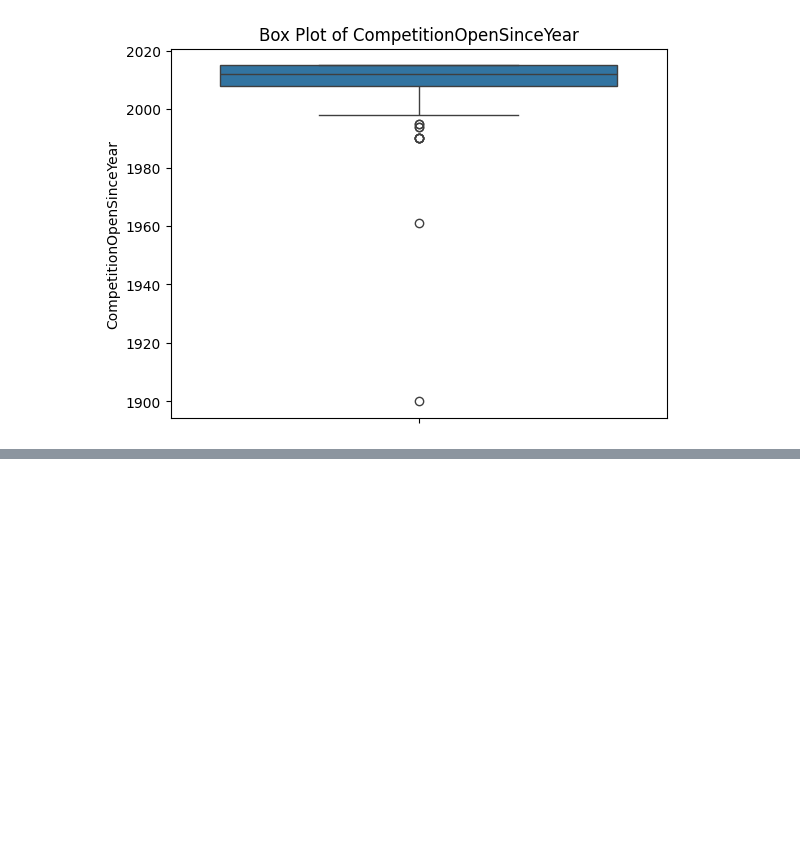
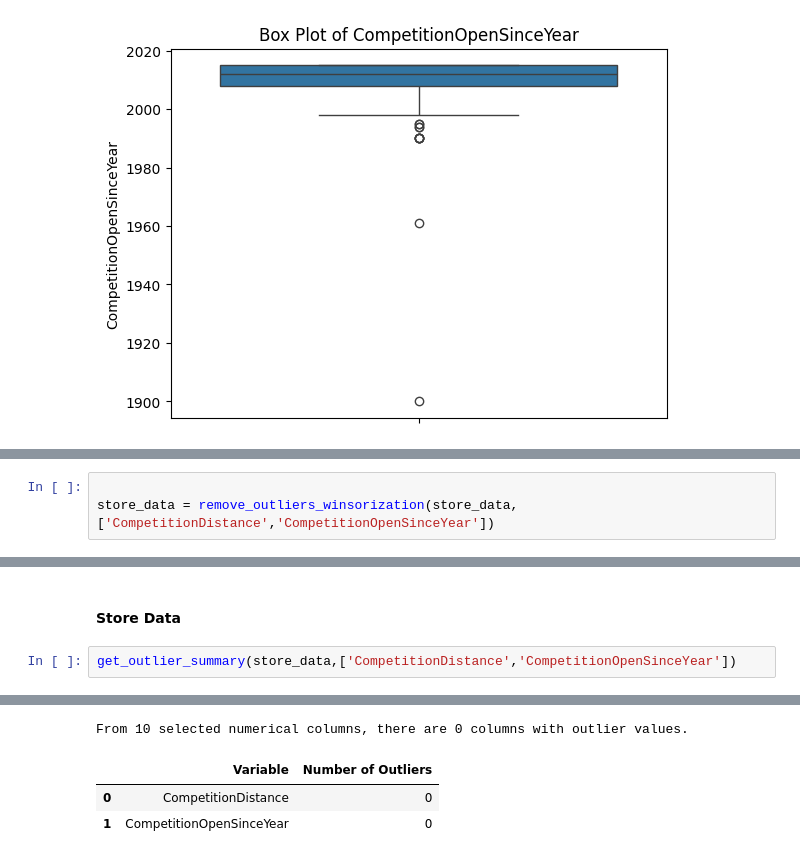
Before and after one commit to hanaDemma/Pharmaceuticals-finance-data-Analysis-week-4, a Jupyter notebook: notebooks/exploratory_analysis.ipynb, the cells around one changed output, grey strips where cells are left out. Saved outputs shown, nothing was run; the diff lists cells and outputs as text; blank space fills up the shorter version.

```diff
--- a/notebooks/exploratory_analysis.ipynb
+++ b/notebooks/exploratory_analysis.ipynb
@@ -313,0 +328,3 @@ boxPlotForDetectOutliers(store_data,['CompetitionDistance','CompetitionOpenSince
+# %%
+
+store_data = remove_outliers_winsorization(store_data,['CompetitionDistance','CompetitionOpenSinceYear'])
@@ -313,0 +363,5 @@ boxPlotForDetectOutliers(store_data,['CompetitionDistance','CompetitionOpenSince
+# %% [markdown]
+#### Store Data
+# %%
+get_outlier_summary(store_data,['CompetitionDistance','CompetitionOpenSinceYear'])
+# %% [output]
@@ -313,0 +370,4 @@ boxPlotForDetectOutliers(store_data,['CompetitionDistance','CompetitionOpenSince
+From 10 selected numerical columns, there are 0 columns with outlier values.
+|  | Variable | Number of Outliers |
+| 0 | CompetitionDistance | 0 |
+| 1 | CompetitionOpenSinceYear | 0 |
```
Also changed, not shown: parts of 10 cells of this notebook.
